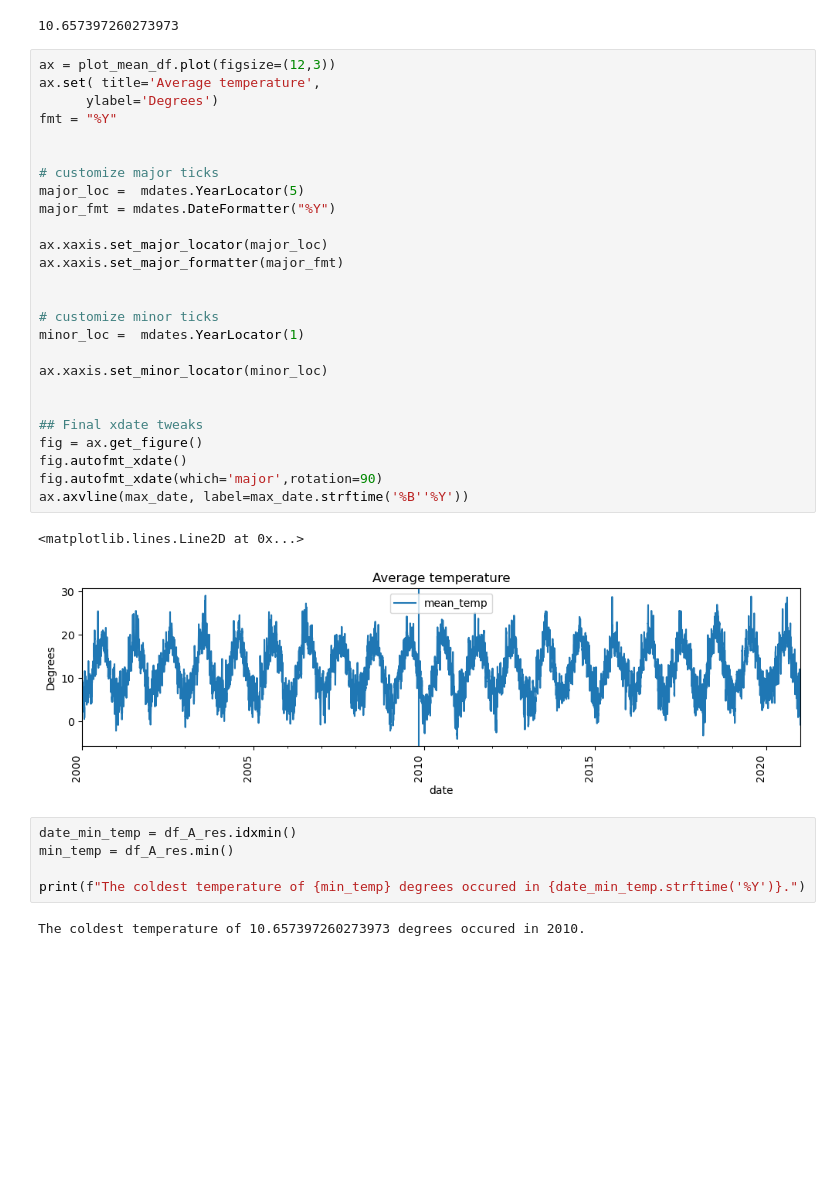
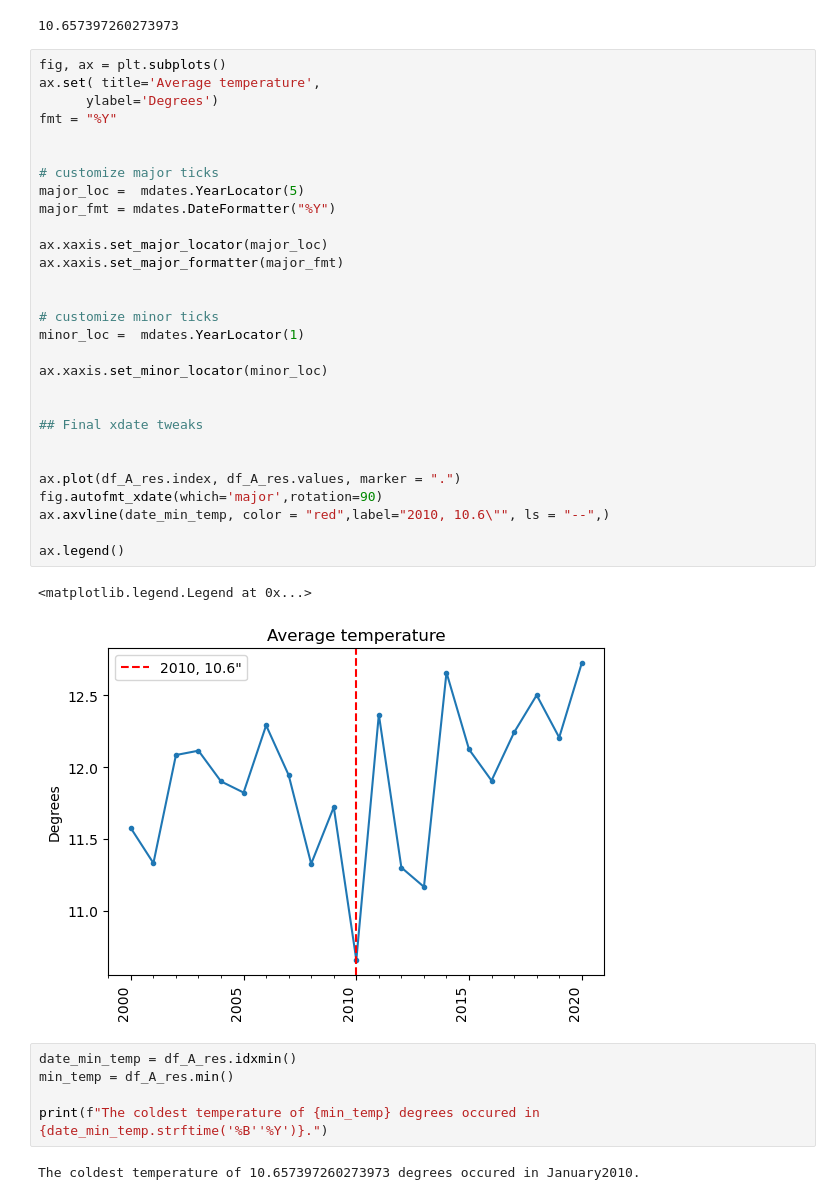
Before and after one commit to brittanymlassiter/Resampling-Datetime-Data-Core, a Jupyter notebook: Resampling Datetime Data.ipynb, the cells around one changed output. Saved outputs shown, nothing was run; the diff lists cells and outputs as text; blank space fills up the shorter version.

```diff
--- a/Resampling Datetime Data.ipynb
+++ b/Resampling Datetime Data.ipynb
@@ -274,38 +274,41 @@ df_A_res.loc[min_temp]
 # %% [output]
 10.657397260273973
 # %%
-ax = plot_mean_df.plot(figsize=(12,3))
+fig, ax = plt.subplots()
 ax.set( title='Average temperature',
       ylabel='Degrees')
 fmt = "%Y"
 
 
 # customize major ticks
 major_loc =  mdates.YearLocator(5)
 major_fmt = mdates.DateFormatter("%Y")
 
 ax.xaxis.set_major_locator(major_loc)
 ax.xaxis.set_major_formatter(major_fmt)
 
 
 # customize minor ticks
 minor_loc =  mdates.YearLocator(1)
 
 ax.xaxis.set_minor_locator(minor_loc)
 
 
 ## Final xdate tweaks
-fig = ax.get_figure()
-fig.autofmt_xdate()
+
+
+ax.plot(df_A_res.index, df_A_res.values, marker = ".")
 fig.autofmt_xdate(which='major',rotation=90)
-ax.axvline(max_date, label=max_date.strftime('%B''%Y'))
+ax.axvline(date_min_temp, color = "red",label="2010, 10.6\"", ls = "--",)
+
+ax.legend()
 # %% [output]
-<matplotlib.lines.Line2D at 0x...>
+<matplotlib.legend.Legend at 0x...>
-[figure, old version]
+[figure, new version]
 # %%
 date_min_temp = df_A_res.idxmin()
 min_temp = df_A_res.min()
 
-print(f"The coldest temperature of {min_temp} degrees occured in {date_min_temp.strftime('%Y')}.")
+print(f"The coldest temperature of {min_temp} degrees occured in {date_min_temp.strftime('%B''%Y')}.")
 # %% [output]
-The coldest temperature of 10.657397260273973 degrees occured in 2010.
+The coldest temperature of 10.657397260273973 degrees occured in January2010.
```
